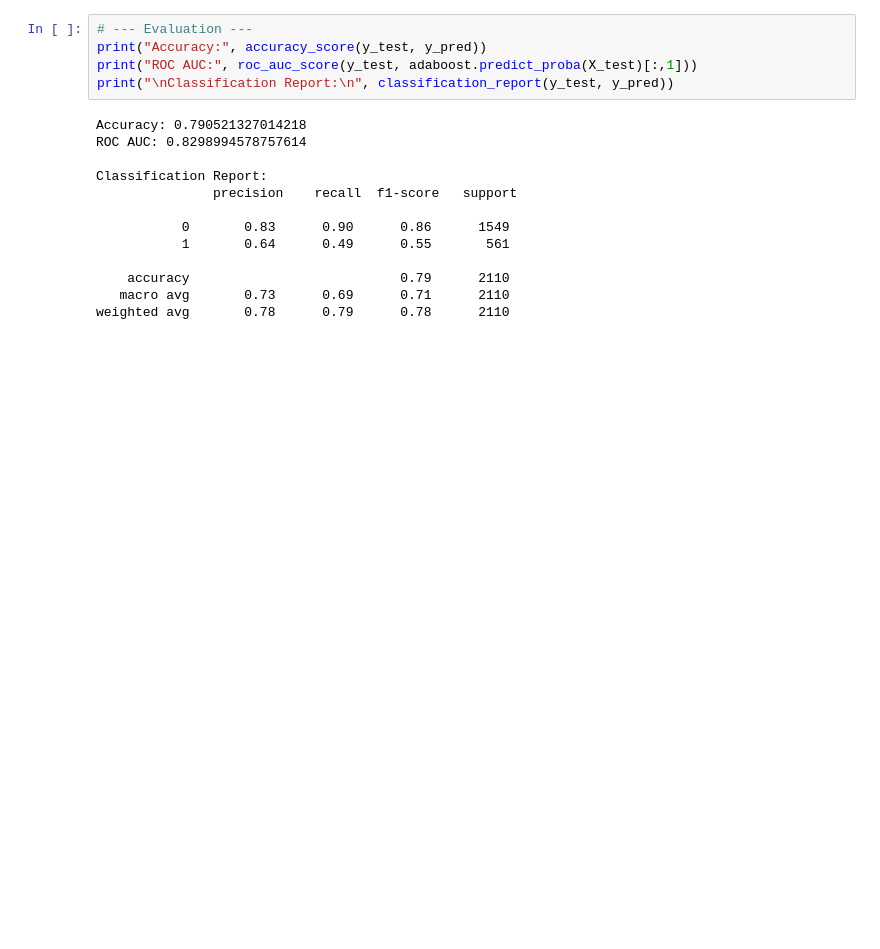
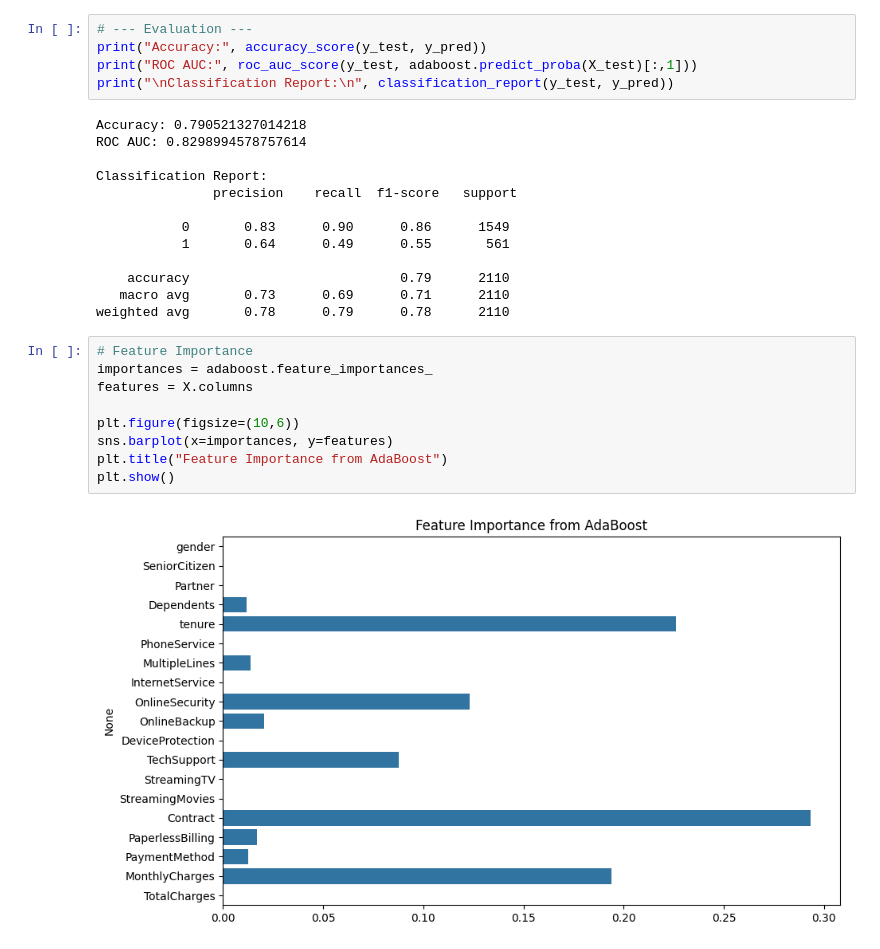
Before and after one commit to Ganindu-Deshapriya/Customer_Churn_Prediction_Group_06, a Jupyter notebook: Customer_Churn_Prediction_Group_06/notebooks/FC211014_Usitha/Usitha_Adaboost.ipynb, the cells around one changed output. Drawn from its saved outputs; the diff is of its cells as text; blank space fills up the shorter version.

```diff
--- a/Customer_Churn_Prediction_Group_06/notebooks/FC211014_Usitha/Usitha_Adaboost.ipynb
+++ b/Customer_Churn_Prediction_Group_06/notebooks/FC211014_Usitha/Usitha_Adaboost.ipynb
@@ -130,3 +130,14 @@ Classification Report:
     accuracy                           0.79      2110
    macro avg       0.73      0.69      0.71      2110
 weighted avg       0.78      0.79      0.78      2110
+# %%
+# Feature Importance
+importances = adaboost.feature_importances_
+features = X.columns
+
+plt.figure(figsize=(10,6))
+sns.barplot(x=importances, y=features)
+plt.title("Feature Importance from AdaBoost")
+plt.show()
+# %% [output]
+[figure, added]
```
Also changed, not shown: parts of 1 cell of this notebook.
